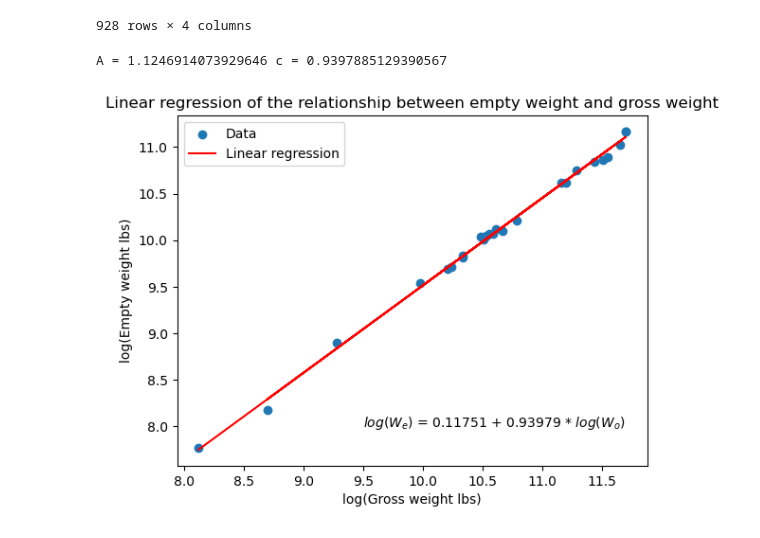
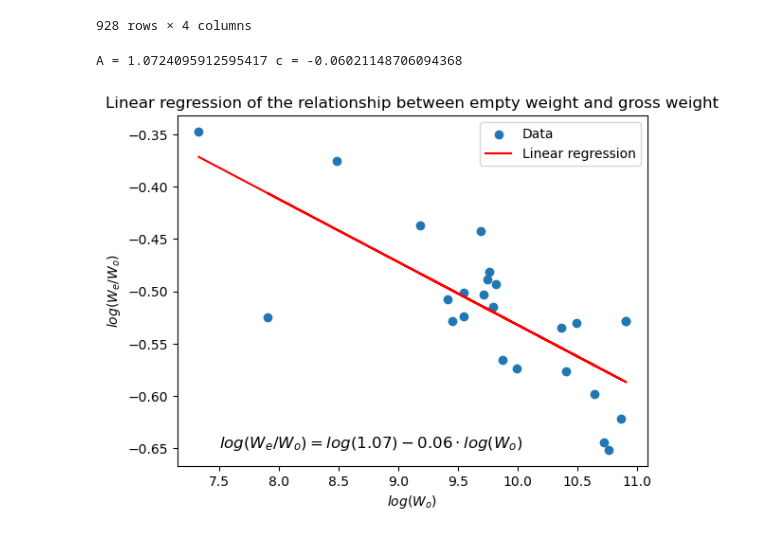
Before and after one commit to rzhangbq/MECH3620-Aircraft-Design-Group-Project, a Jupyter notebook: linear_regression/linear_regression.ipynb, the cells around one changed output. Cells and saved outputs as stored; diff of their text form; code cells hidden in the pictures.

Commit message:
debug linear regression

```diff
--- a/linear_regression/linear_regression.ipynb
+++ b/linear_regression/linear_regression.ipynb
@@ -27,29 +27,31 @@ df = df[df['Gross weight lbs'].apply(lambda x: str(x).isdigit())]
 df = df[df['Empty weight lbs'].apply(lambda x: str(x).isdigit())]
 # %%
 # We / Wo = A*Wo^c, where We is empty weight, Wo is gross weight, A and c are constants
-# Conduct linear regression on log(We) = log(A) + c*log(Wo)
+# Conduct linear regression on log(We / Wo) = log(A) + c*log(Wo)
 import numpy as np
 from sklearn.linear_model import LinearRegression
-X = np.log(df['Gross weight lbs'].astype(float)).values.reshape(-1, 1)
-Y = np.log(df['Empty weight lbs'].astype(float)).values
+# X: Gross weight, in kg
+X = np.log(df['Gross weight lbs'].astype(float) * 0.453592).values.reshape(-1, 1)
+# Y: Empty weight fraction
+Y = np.log(df['Empty weight lbs'].astype(float) / df['Gross weight lbs'].astype(float))
 
 LR = LinearRegression().fit(X, Y)
 A = np.exp(LR.intercept_)
 c = LR.coef_[0]
 print('A =', A, 'c =', c)
 # %% [output]
-A = 1.1246914073929646 c = 0.9397885129390567
+A = 1.0724095912595417 c = -0.06021148706094368
 # %%
 import matplotlib.pyplot as plt
 plt.scatter(X, Y, label='Data')
 plt.plot(X, LR.predict(X), color='red', label='Linear regression')
-plt.xlabel('log(Gross weight lbs)')
-plt.ylabel('log(Empty weight lbs)')
+plt.xlabel('$log(W_o)$')
+plt.ylabel('$log(W_e/W_o)$')
 # add annotation for the expression of the linear regression
-plt.text(9.5, 8, '$log(W_e)$ = %.5f + %.5f * $log(W_o)$' % (LR.intercept_, LR.coef_[0]))
+plt.text(7.5, -0.65, '$log(W_e/W_o) = log(%.2f) %.2f \cdot log(W_o)$' % (A, c), fontsize=12)
 
 plt.legend()
 plt.title('Linear regression of the relationship between empty weight and gross weight')
 plt.savefig('Linear_regression.svg', dpi=300, bbox_inches='tight')
 # %% [output]
-[figure, old version]
+[figure, new version]
```
Also changed, not shown: 1 other file.
